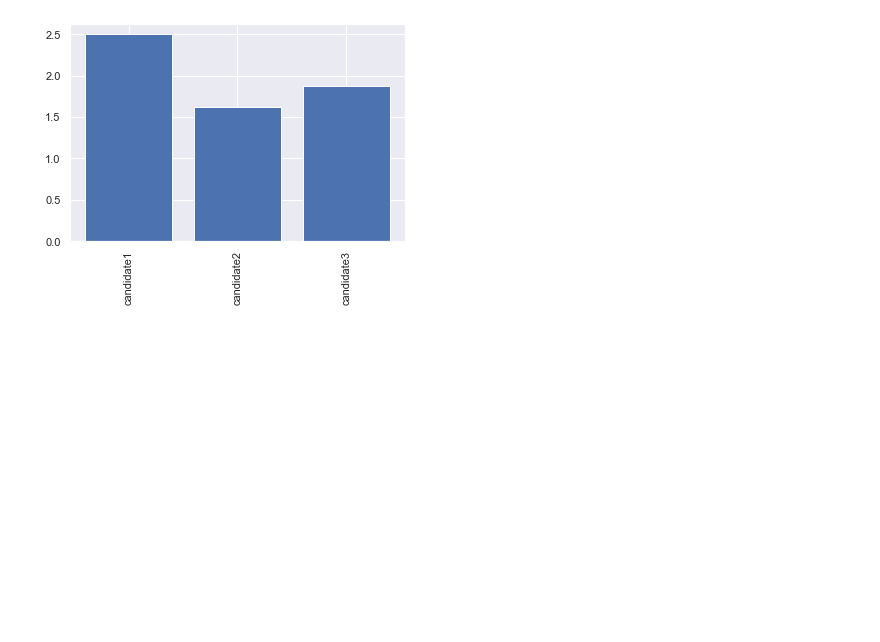
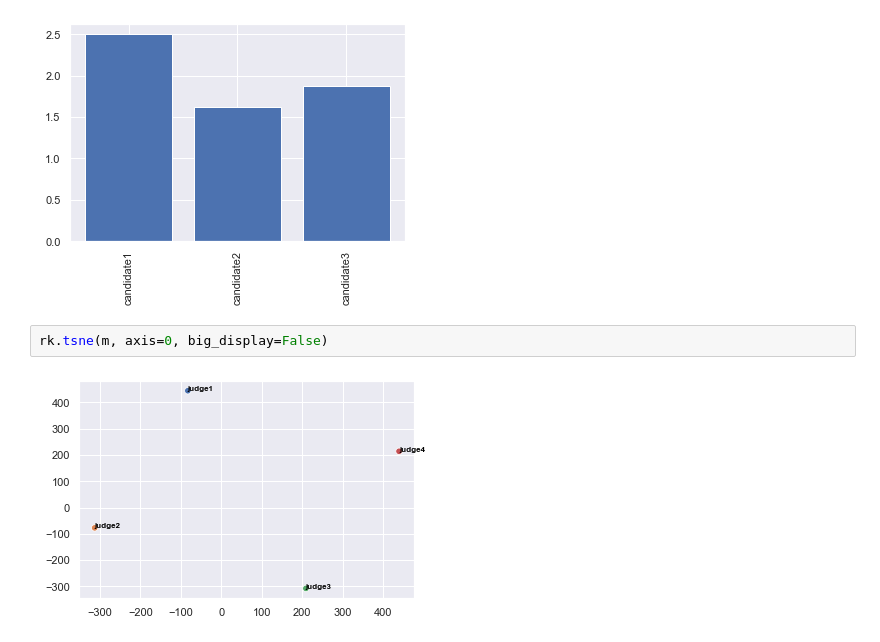
Before and after one commit to Didayolo/ranky, a Jupyter notebook: README.ipynb, the cells around one changed output. Drawn from its saved outputs; the diff is of its cells as text; blank space fills up the shorter version.

```diff
--- a/README.ipynb
+++ b/README.ipynb
@@ -55,3 +55,7 @@ dtype: float64
 rk.show(rk.borda(m))
 # %% [output]
 [figure]
+# %%
+rk.tsne(m, axis=0, big_display=False)
+# %% [output]
+[figure, added]
```
Also changed, not shown: parts of 7 cells of this notebook, 5 other files.
